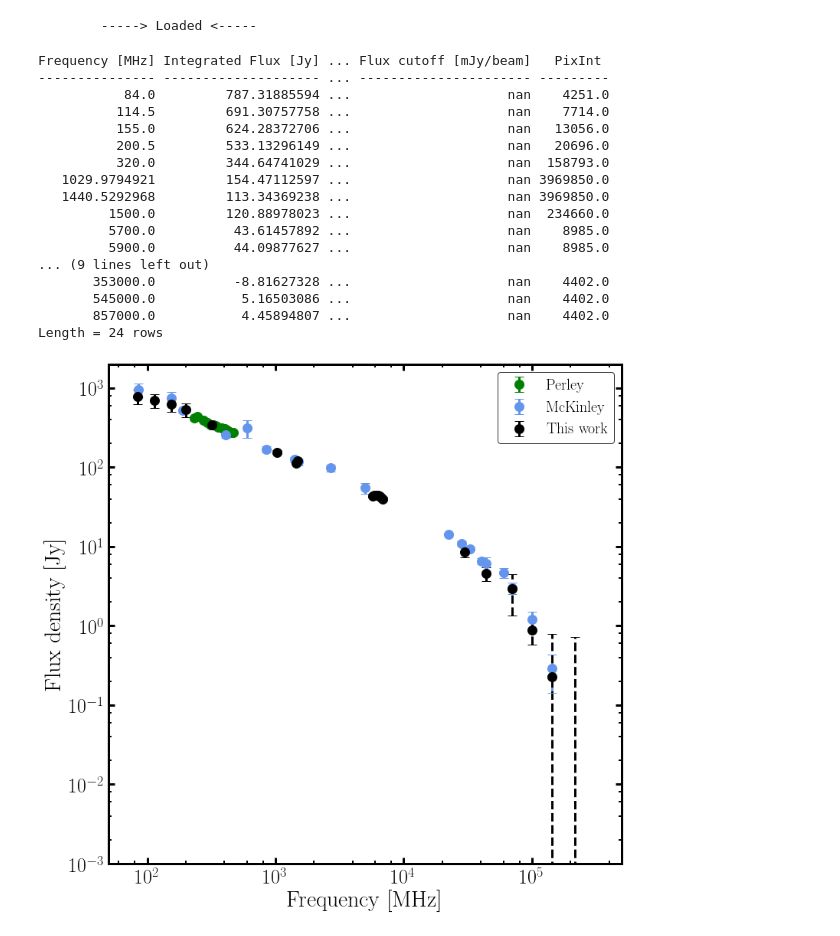
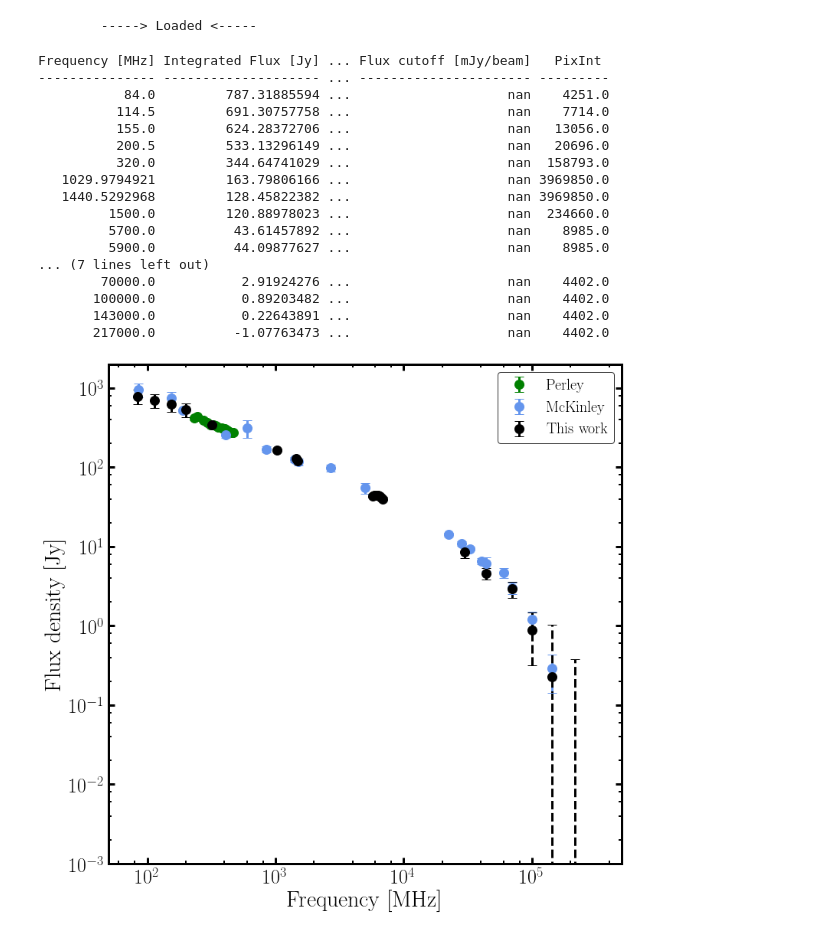
Before and after one commit to Fil8/contData, a Jupyter notebook: Lobes-SED-plots.ipynb, the cells around one changed output. Cells and saved outputs as stored; diff of their text form; code cells hidden in the pictures.

```diff
--- a/Lobes-SED-plots.ipynb
+++ b/Lobes-SED-plots.ipynb
@@ -832,7 +832,7 @@ print '\n\t-----> Loaded <-----'
 # %% [output]
         -----> Loaded <-----
 # %%
-aut='FgInd'
+aut='Fg'
 PeR= ascii.read(inTabs+'PeRFluxes.tbl', fast_reader=False)
 McK= ascii.read(inTabs+'McKFluxes.tbl', fast_reader=False)
 ToT= ascii.read(ToTDir+'ToTFluxes'+aut+'.tbl', fast_reader=False)
@@ -843,41 +843,41 @@ print ToT
 #ToTModPW = syn.readCIMod(ToTDir+'synOut/ToT'+aut+'PW_point1_fit.dat')
 
 #PeRCI = syn.readCIMod(ToTDir+'synOut/PeRCI_point1_fit.dat')
 #PeRCIOFF = syn.readCIMod(ToTDir+'synOut/PeRCIOFF_point1_fit.dat')
 #PeRJP = syn.readCIMod(ToTDir+'synOut/PeRJP_point1_fit.dat')
 #PeRPW = syn.readCIMod(ToTDir+'synOut/PeRPW_point1_fit.dat')
 
 #McKCI = syn.readCIMod(ToTDir+'synOut/McKCI_point1_fit.dat')
 #McKCIOFF = syn.readCIMod(ToTDir+'synOut/McKCIOFF_point1_fit.dat')
 #McKJP = syn.readCIMod(ToTDir+'synOut/McKJP_point1_fit.dat')
 #McKPW = syn.readCIMod(ToTDir+'synOut/McKPW_point1_fit.dat')
 
 outplot=figDir+'SED_literature'+aut+'.png'
 plot_SED_literature(ToT,PeR,McK,outplot)
 
 outplot=figDir+'SED_litMod'+aut+'.png'
 
 #plotAllOverLit(ToT,ToTModCI,ToTModCIOFF,ToTModJP,ToTModPW,PeR,PeRCI,PeRCIOFF,PeRJP,PeRPW,McK,McKCI,McKCIOFF,
 #                McKJP,McKPW,outplot)
 # %% [output]
 Frequency [MHz] Integrated Flux [Jy] ... Flux cutoff [mJy/beam]   PixInt
 --------------- -------------------- ... ---------------------- ---------
            84.0         787.31885594 ...                    nan    4251.0
           114.5         691.30757758 ...                    nan    7714.0
           155.0         624.28372706 ...                    nan   13056.0
           200.5         533.13296149 ...                    nan   20696.0
           320.0         344.64741029 ...                    nan  158793.0
-   1029.9794921         154.47112597 ...                    nan 3969850.0
-   1440.5292968         113.34369238 ...                    nan 3969850.0
+   1029.9794921         163.79806166 ...                    nan 3969850.0
+   1440.5292968         128.45822382 ...                    nan 3969850.0
          1500.0         120.88978023 ...                    nan  234660.0
          5700.0          43.61457892 ...                    nan    8985.0
          5900.0          44.09877627 ...                    nan    8985.0
-... (9 lines left out)
-       353000.0          -8.81627328 ...                    nan    4402.0
-       545000.0           5.16503086 ...                    nan    4402.0
-       857000.0           4.45894807 ...                    nan    4402.0
-Length = 24 rows
+... (7 lines left out)
+        70000.0           2.91924276 ...                    nan    4402.0
+       100000.0           0.89203482 ...                    nan    4402.0
+       143000.0           0.22643891 ...                    nan    4402.0
+       217000.0          -1.07763473 ...                    nan    4402.0
-[figure, old version]
+[figure, new version]
 # %%
 def plot_SED_literature_zoom(ToT,PeR,McK,sed):
 
```
Also changed, not shown: parts of 5 cells of this notebook, 2 other files.
